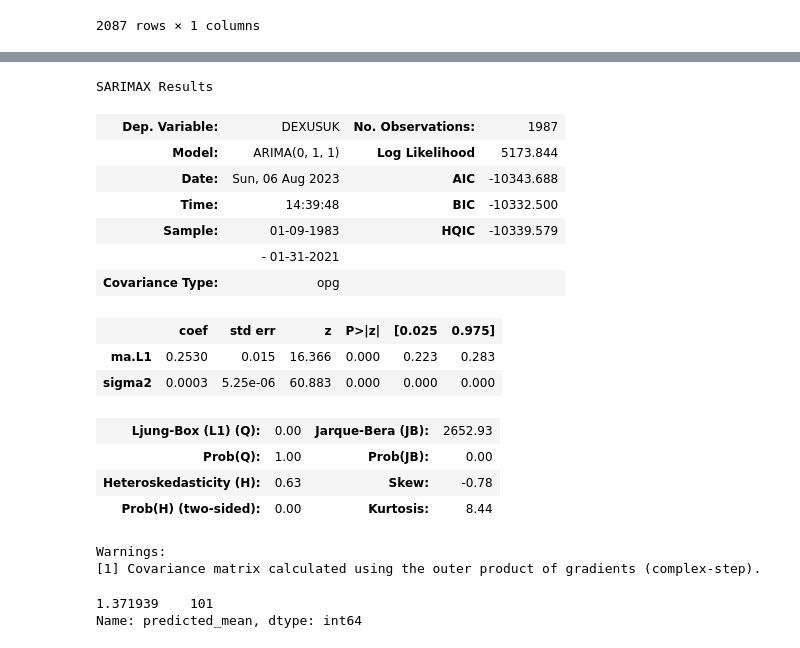
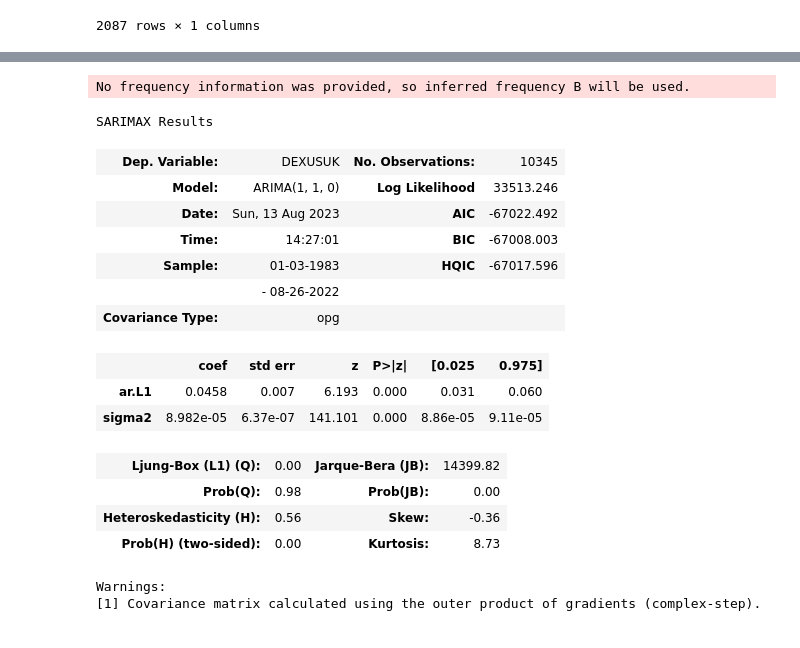
Before and after one commit to jtrawick/D214, a Jupyter notebook: d214_wip_v1.ipynb, the cells around one changed output, grey strips where cells are left out. Drawn from its saved outputs; the diff is of its cells as text; code cells hidden in the pictures.

```diff
--- a/d214_wip_v1.ipynb
+++ b/d214_wip_v1.ipynb
@@ -124,30 +319,28 @@ test = df['DEXUSUK'].resample('W').mean().iloc[-100:]
+# %%
+train = df['DEXUSUK'].iloc[:-90]
+test = df['DEXUSUK'].iloc[-90:]
 # %%
 from statsmodels.tsa.arima.model import ARIMA
 
-# mod = ARIMA(train, order=(1,1,0), freq='C')
-mod = ARIMA(train, order=(0,1,1))
+mod = ARIMA(train, order=(1,1,0), freq='B')
 res = mod.fit()
 res.summary()
 # %% [output]
-SARIMAX Results
+No frequency information was provided, so inferred frequency B will be used.
+SARIMAX Results
-| Dep. Variable: | DEXUSUK | No. Observations: | 1987 |
-| Model: | ARIMA(0, 1, 1) | Log Likelihood | 5173.844 |
-| Date: | Sun, 06 Aug 2023 | AIC | -10343.688 |
-| Time: | 14:39:48 | BIC | -10332.500 |
-| Sample: | 01-09-1983 | HQIC | -10339.579 |
-|  | - 01-31-2021 |  |  |
+| Dep. Variable: | DEXUSUK | No. Observations: | 10345 |
+| Model: | ARIMA(1, 1, 0) | Log Likelihood | 33513.246 |
+| Date: | Sun, 13 Aug 2023 | AIC | -67022.492 |
+| Time: | 14:27:01 | BIC | -67008.003 |
+| Sample: | 01-03-1983 | HQIC | -67017.596 |
+|  | - 08-26-2022 |  |  |
 | Covariance Type: | opg |  |  |
 |  | coef | std err | z | P>|z| | [0.025 | 0.975] |
-| ma.L1 | 0.2530 | 0.015 | 16.366 | 0.000 | 0.223 | 0.283 |
-| sigma2 | 0.0003 | 5.25e-06 | 60.883 | 0.000 | 0.000 | 0.000 |
+| ar.L1 | 0.0458 | 0.007 | 6.193 | 0.000 | 0.031 | 0.060 |
+| sigma2 | 8.982e-05 | 6.37e-07 | 141.101 | 0.000 | 8.86e-05 | 9.11e-05 |
-| Ljung-Box (L1) (Q): | 0.00 | Jarque-Bera (JB): | 2652.93 |
-| Prob(Q): | 1.00 | Prob(JB): | 0.00 |
-| Heteroskedasticity (H): | 0.63 | Skew: | -0.78 |
-| Prob(H) (two-sided): | 0.00 | Kurtosis: | 8.44 |
+| Ljung-Box (L1) (Q): | 0.00 | Jarque-Bera (JB): | 14399.82 |
+| Prob(Q): | 0.98 | Prob(JB): | 0.00 |
+| Heteroskedasticity (H): | 0.56 | Skew: | -0.36 |
+| Prob(H) (two-sided): | 0.00 | Kurtosis: | 8.73 |
-Warnings:
-[1] Covariance matrix calculated using the outer product of gradients (complex-step).
+Warnings:
+[1] Covariance matrix calculated using the outer product of gradients (complex-step).
-# %%
-res.predict(start=len(train), end=len(train)+len(test)).value_counts()
-# %% [output]
-1.371939    101
-Name: predicted_mean, dtype: int64
```
Also changed, not shown: parts of 14 cells of this notebook.
